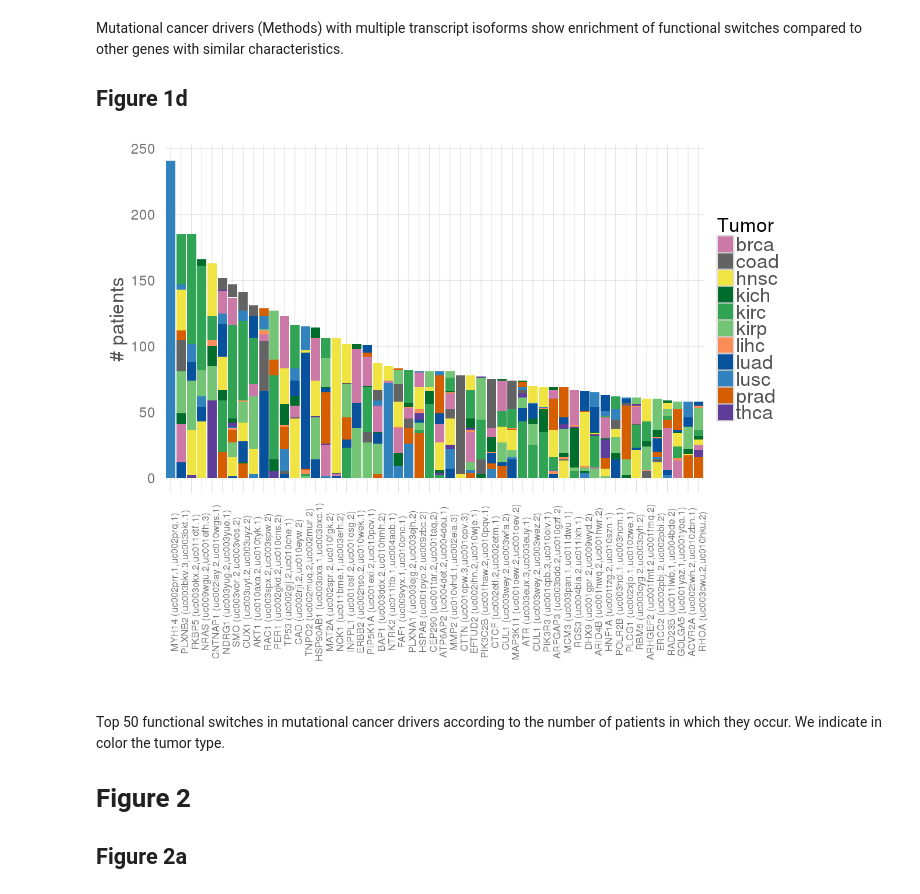
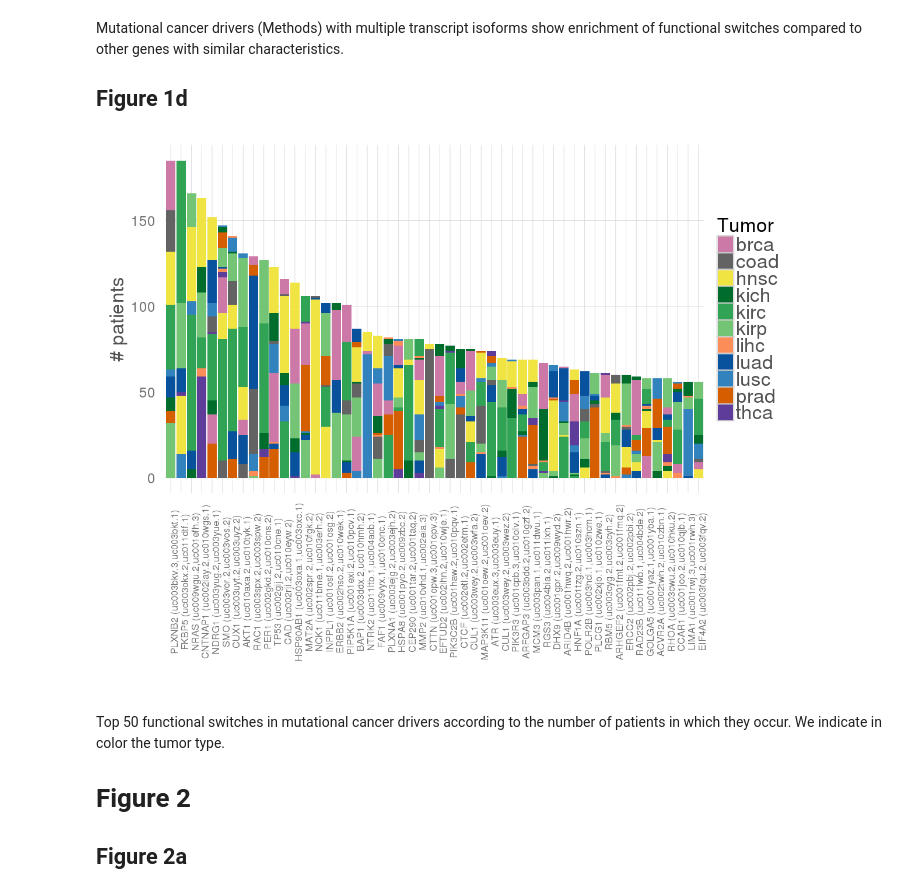
Before and after one commit to hclimente/smartas, a Jupyter notebook: switches/figures.ipynb, the cells around one changed output. Drawn from its saved outputs; the diff is of its cells as text; code cells hidden in the pictures.

```diff
--- a/switches/figures.ipynb
+++ b/switches/figures.ipynb
@@ -8,5 +8,8 @@ switches <- read_tsv("../data/pancancer/candidateList_full.tsv") %>%
     filter(Reliable==1)
 
 drivers <- read_tsv("../data/intogen_cancer_drivers-2014.12b/Mutational_drivers_per_tumor_type.tsv",comment="#") %>%
-    select(geneHGNCsymbol) %>%
-    unique
+  mutate(Tumor_type = ifelse(Tumor_type=="COREAD", "coad", Tumor_type),
+         Tumor_type = ifelse(Tumor_type=="HC", "lihc", Tumor_type),
+         Tumor_type = ifelse(Tumor_type=="RCCC", "kirc", Tumor_type),
+         Tumor_type = tolower(Tumor_type) ) %>%
+  set_colnames(c("Symbol","Tumor"))
@@ -78,22 +105,22 @@ Mutational cancer drivers (Methods) with multiple transcript isoforms show enric
 ## Figure 1d
 # %%
 top50.drivers <- switches %>%
-    filter(Symbol %in% drivers$geneHGNCsymbol) %>%
+    filter(Symbol %in% drivers$Symbol & IsFunctional==1) %>%
     arrange(desc(PatientNumber)) %>%
     top_n(50, PatientNumber) %>%
     mutate(label = paste0(Symbol," (",Normal_transcript,",",Tumor_transcript,")")) %>%
     select(Normal_transcript,Tumor_transcript,label)
 
 merge(top50.drivers, switches.split) %>%
     mutate(label = factor(label, levels=top50.drivers$label)) %>%
     ggplot(aes(x=label, y=PatientNumber, fill=Tumor)) +
         geom_bar(stat="identity") +
         labs(x="", y="# patients") +
         scale_fill_manual(values=colorPalette) +
         smartas_theme() +
         theme(legend.position="right", axis.text.x = element_text(angle = 90, size=10))
 # %% [output]
-[figure, old version]
+[figure, new version]
 # %% [markdown]
 Top 50 functional switches in mutational cancer drivers according to the number of patients in which they occur. We indicate in color the tumor type.
 # Figure 2
```
Also changed, not shown: parts of 3 cells of this notebook.
